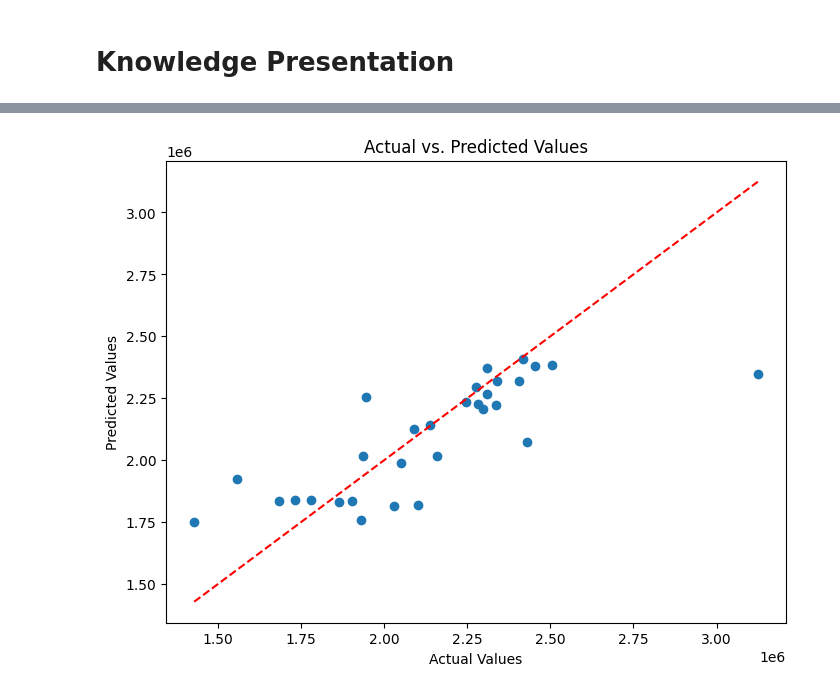
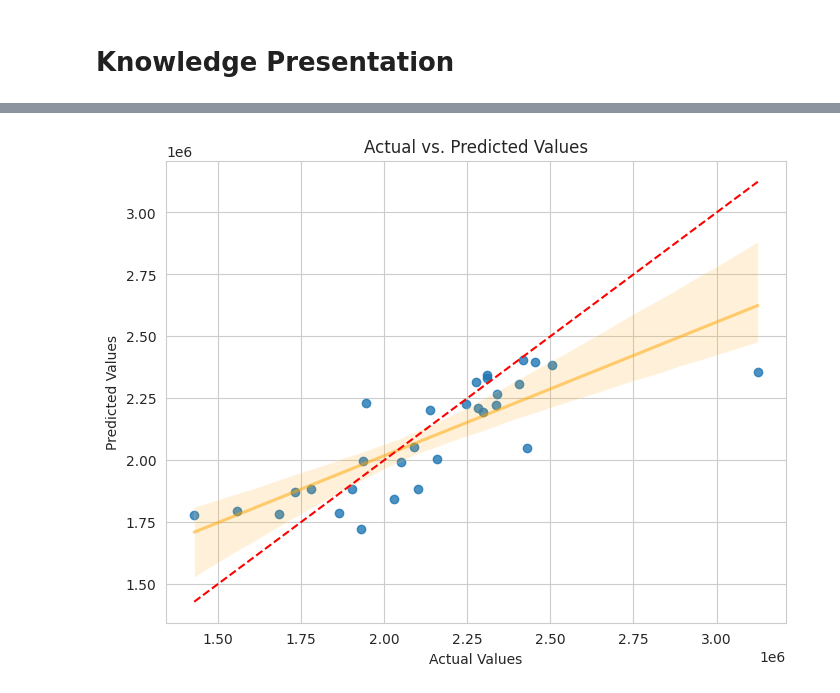
Before and after one commit to adhl-0216/MTU-Data-Analytics-Final-CA, a Jupyter notebook: London Public Transport Analysis.ipynb, the cells around one changed output, grey strips where cells are left out. Cells and saved outputs as stored; diff of their text form; code cells hidden in the pictures.

```diff
--- a/London Public Transport Analysis.ipynb
+++ b/London Public Transport Analysis.ipynb
@@ -203,7 +246,7 @@ X_test = sc.transform(X_test)
 from sklearn.linear_model import Lasso
 
 
-lasso_model = Lasso(alpha=0.1, max_iter=2000, tol=0.1)
+lasso_model = Lasso(alpha=0.1, max_iter=2000, tol=0.001)
 
 lasso_model.fit(X_train, y_train)
 
@@ -250,6 +266,6 @@ selected_features_rfe
 # %%
-X_train = X_train_rfe
-X_test = X_test_rfe
+X_train = X_train_lasso
+X_test = X_test_lasso
 # %% [markdown]
 # Data Mining
 
@@ -265,0 +286,5 @@ svr.score(X_test, y_test)
+# %%
+from sklearn.svm import SVR
+svr = SVR(kernel = 'poly')
+svr.fit(X_train, y_train)
+svr.score(X_test, y_test)
@@ -265,0 +293,5 @@ svr.score(X_test, y_test)
+# %%
+from sklearn.svm import SVR
+svr = SVR(kernel = 'sigmoid')
+svr.fit(X_train, y_train)
+svr.score(X_test, y_test)
@@ -376,18 +417,21 @@ y_pred = baggingReg.predict(X_test)
 # %%
+import seaborn as sns
 import matplotlib.pyplot as plt
-from sklearn.metrics import r2_score
 
+sns.set_style('whitegrid')
 
-# Calculate R-squared value
-r2_value = r2_score(y_test, y_pred)
+y_pred = baggingReg.predict(X_test)
 
-# Scatter plot of actual vs predicted values
+# Scatter plot of actual vs predicted values with Seaborn
 plt.figure(figsize=(8, 6))
-plt.scatter(y_test, y_pred)
-plt.plot([y_test.min(), y_test.max()], [y_test.min(), y_test.max()], '--', color='red', label='R-squared Line')
+sns.regplot(x=y_test, y=y_pred, line_kws={'color': 'orange', 'alpha': 0.5})
+
+# Add a dashed diagonal line
+plt.plot([y_test.min(), y_test.max()], [y_test.min(), y_test.max()], '--', color='red')
+
 plt.xlabel('Actual Values')
 plt.ylabel('Predicted Values')
 plt.title('Actual vs. Predicted Values')
 plt.show()
 # %% [output]
-[figure, old version]
+[figure, new version]
```
Also changed, not shown: parts of 45 cells of this notebook.
